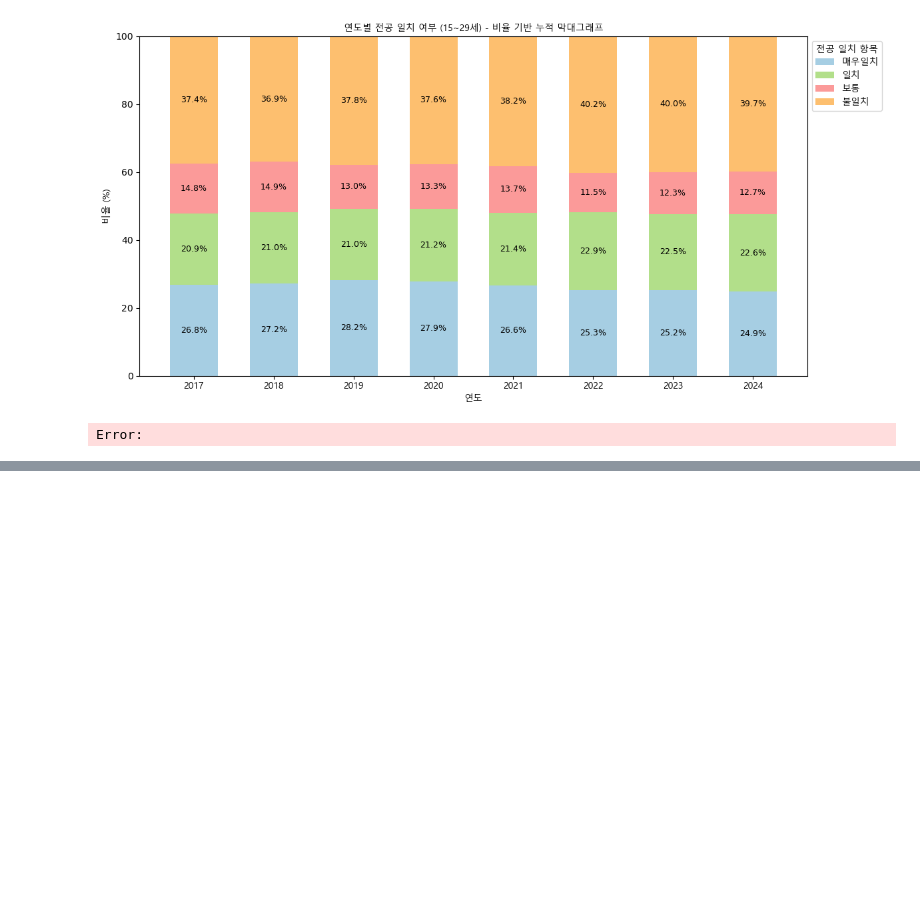
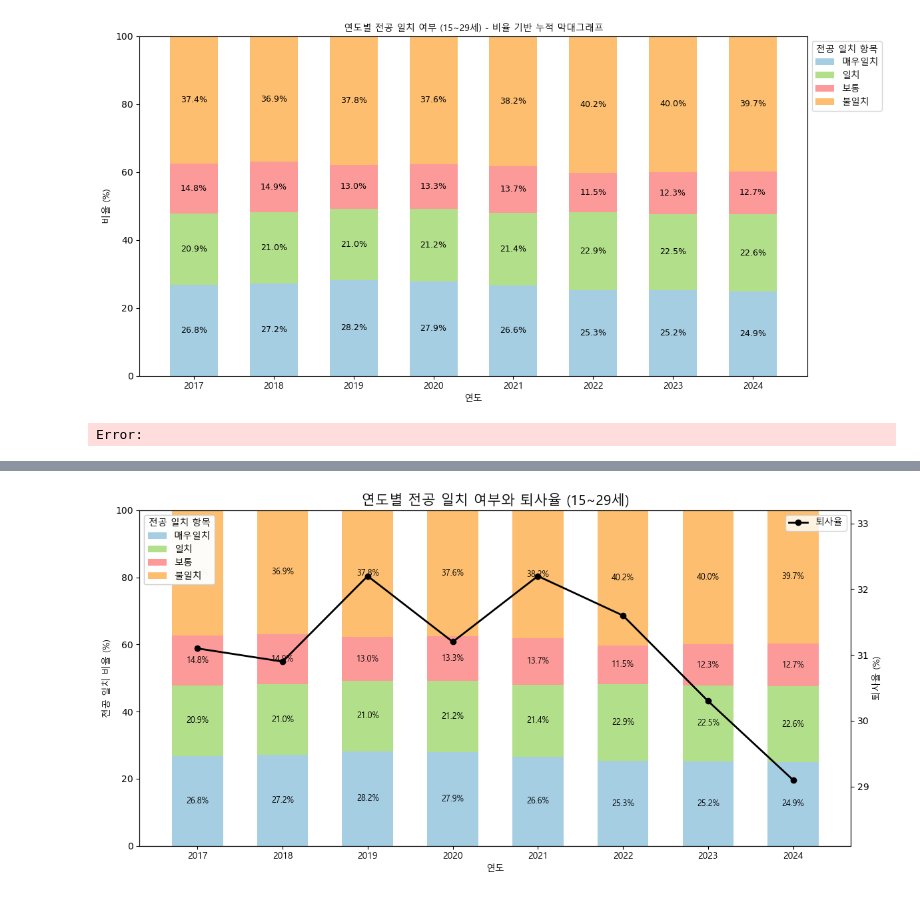
Before and after one commit to byeori-jang/mid_project, a Jupyter notebook: major.ipynb, the cells around one changed output, grey strips where cells are left out. Cells and saved outputs as stored; diff of their text form; code cells hidden in the pictures; blank space fills up the shorter version.

Commit message:
전공일치 누적 막대 + 퇴사율 선 그래프 추가

```diff
--- a/major.ipynb
+++ b/major.ipynb
@@ -140,0 +182,91 @@ Error:
+# %%
+import pandas as pd
+import matplotlib.pyplot as plt
+import matplotlib.font_manager as fm
+import numpy as np
+
+# 1. 엑셀 파일 불러오기
+file_path = "C:/Users/PC/Desktop/midproject/data/전공일치.xlsx"
+df = pd.read_excel(file_path)
+
+# 2. 첫 행을 컬럼으로 지정
+df.columns = df.iloc[0]
+df = df.drop(0).reset_index(drop=True)
+df.columns = df.columns.astype(str)
+
+# 3. 조건 필터링 (15~29세, 전체 성별)
+df_filtered = df[(df['연령별'] == '15~29세') & (df['성별'] == '계')]
+
+# 4. 한글 폰트 설정
+font_path = "C:/Windows/Fonts/malgun.ttf"
+fontprop = fm.FontProperties(fname=font_path)
+
+# 5. 연도별 열 인덱스 설정
+year_indices = {
+    '2017': list(range(3, 7)),
+    '2018': list(range(8, 12)),
+    '2019': list(range(13, 17)),
+    '2020': list(range(18, 22)),
+    '2021': list(range(23, 27)),
+    '2022': list(range(28, 32)),
+    '2023': list(range(33, 37)),
+    '2024': list(range(38, 42)),
+}
+
+categories = ['매우일치', '일치', '보통', '불일치']
+category_percent = {cat: [] for cat in categories}
+years = list(year_indices.keys())
+
+# 6. 전공일치 비율 계산
+for year, idxs in year_indices.items():
+    values = df_filtered.iloc[0, idxs]
+    values = pd.to_numeric(values, errors='coerce').fillna(0).astype(int)
+    values = values[::-1]
+    total = values.sum()
+    for i, cat in enumerate(categories):
+        pct = (values[i] / total) * 100 if total > 0 else 0
+        category_percent[cat].append(pct)
+
+# ✅ 7. 퇴사율 데이터 직접 입력
+resign_rate = [31.1, 30.9, 32.2, 31.2, 32.2, 31.6, 30.3, 29.1]  # 2017~2024
+
+# 8. 그래프 그리기
+x = np.arange(len(years))
+bar_width = 0.6
+bottom = np.zeros(len(years))
+pastel_colors = ['#a6cee3', '#b2df8a', '#fb9a99', '#fdbf6f']
+
+fig, ax1 = plt.subplots(figsize=(12, 6))
+
+# ✅ 누적 막대그래프 (좌측 y축)
+for i, cat in enumerate(categories):
+    heights = category_percent[cat]
+    bars = ax1.bar(x, heights, bar_width, bottom=bottom, label=cat, color=pastel_colors[i])
+    for j in range(len(x)):
+        y_pos = bottom[j] + heights[j] / 2
+        if heights[j] >= 5:
+            ax1.text(x[j], y_pos, f'{heights[j]:.1f}%', ha='center', va='center', fontsize=9, fontproperties=fontprop)
+    bottom += heights
+
+ax1.set_xticks(x)
+ax1.set_xticklabels(years, fontproperties=fontprop)
+ax1.set_xlabel("연도", fontproperties=fontprop)
+ax1.set_ylabel("전공 일치 비율 (%)", fontproperties=fontprop)
+ax1.set_ylim(0, 100)
+
+# ✅ 퇴사율 선 그래프 (우측 y축)
+ax2 = ax1.twinx()
+ax2.plot(x, resign_rate, color='black', marker='o', label='퇴사율', linewidth=2)
+ax2.set_ylabel("퇴사율 (%)", fontproperties=fontprop)
+ax2.set_ylim(min(resign_rate)-1, max(resign_rate)+1)
+
+# ✅ 제목과 범례
+ax1.set_title("연도별 전공 일치 여부와 퇴사율 (15~29세)", fontproperties=fontprop, fontsize=15)
+bars_legend = ax1.legend(title="전공 일치 항목", title_fontproperties=fontprop, prop=fontprop, loc='upper left')
+line_legend = ax2.legend(prop=fontprop, loc='upper right')
+ax1.add_artist(bars_legend)
+
+plt.tight_layout()
+plt.show()
+# %% [output]
+[figure, added]
```
Also changed, not shown: parts of 2 cells of this notebook.
